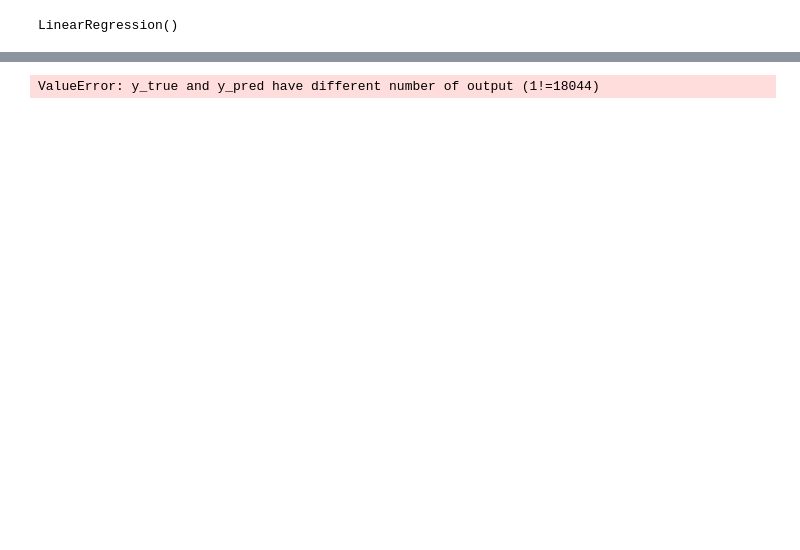
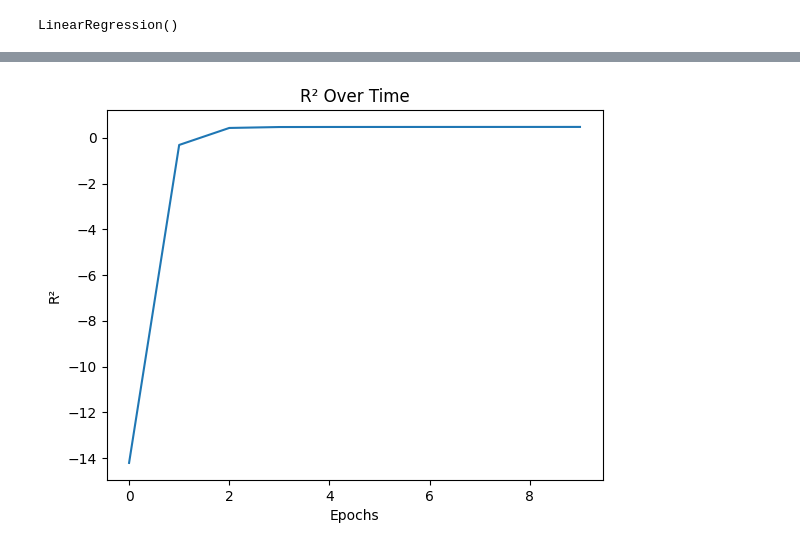
Before and after one commit to luispegr25/Data-Science-, a Jupyter notebook: Proyecto 2/proyecto2.ipynb, the cells around one changed output, grey strips where cells are left out. Saved outputs shown, nothing was run; the diff lists cells and outputs as text; code cells hidden in the pictures; blank space fills up the shorter version.

```diff
--- a/Proyecto 2/proyecto2.ipynb
+++ b/Proyecto 2/proyecto2.ipynb
@@ -108,25 +120,30 @@ plt.show()
 # %%
-w = 0
-b = 0
+if X_train.ndim > 1:
+    X_train = X_train.ravel()
+
+
+w = 0.0
+b = 0.0
 learning_rate = 0.01
 epochs = 10
 r2_history = []
 
 for epoch in range(epochs):
-    Y_pred = np.dot(X_train, w) + b
+    Y_pred = X_train * w + b
     r2 = r2_score(Y_train, Y_pred)
     r2_history.append(r2)
     residuals = Y_train - Y_pred
-    w_gradient = -2 * np.dot(X_train.T, residuals) / len(X_train)
+    w_gradient = -2 * np.dot(X_train, residuals) / len(X_train)
     b_gradient = -2 * np.sum(residuals) / len(X_train)
     w -= learning_rate * w_gradient
     b -= learning_rate * b_gradient
+
 
 plt.plot(r2_history)
 plt.title('R² Over Time')
 plt.xlabel('Epochs')
 plt.ylabel('R²')
 plt.show()
 # %% [output]
-ValueError: y_true and y_pred have different number of output (1!=18044)
+[figure, added]
 # %%
```
Also changed, not shown: parts of 8 cells of this notebook.
